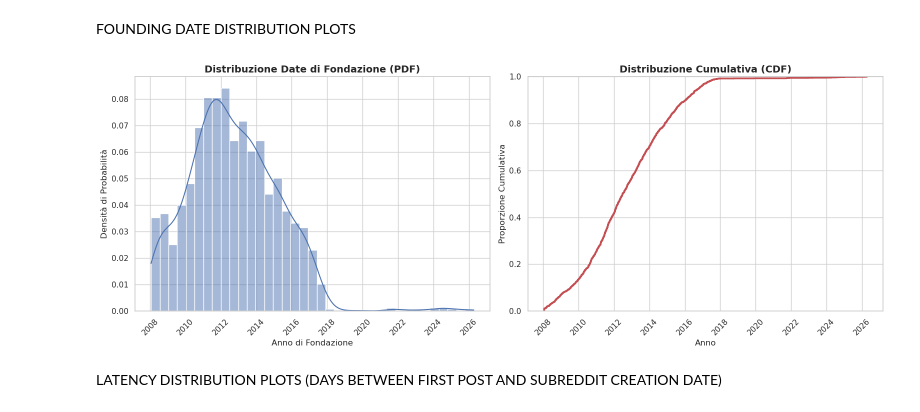
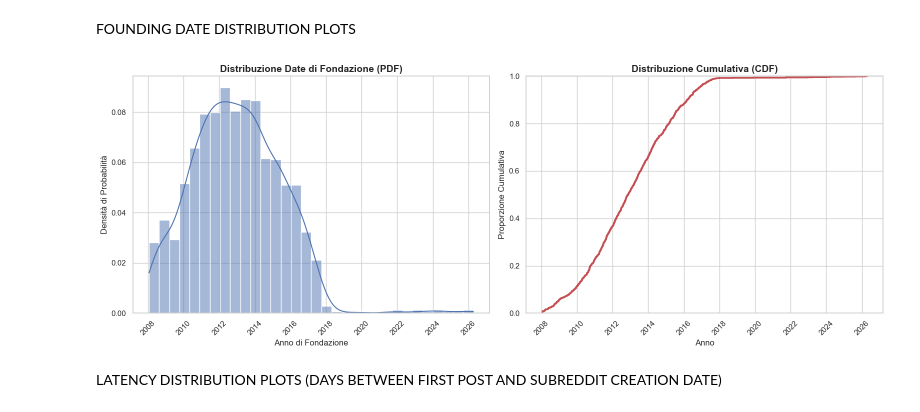
Before and after one commit to Andrii04/conspiracy-founders, a Jupyter notebook: notebooks/plots.ipynb, the cells around one changed output. Cells and saved outputs as stored; diff of their text form; code cells hidden in the pictures.

```diff
--- a/notebooks/plots.ipynb
+++ b/notebooks/plots.ipynb
@@ -4,35 +4,35 @@ FOUNDING DATE DISTRIBUTION PLOTS
 import pandas as pd
 import seaborn as sns
 import matplotlib.pyplot as plt
 
-file_path = "data/interim/foundersData.csv"
+file_path = "../data/interim/foundersData_FINAL.csv"
 df = pd.read_csv(file_path, index_col=0)
 
 df['subreddit_creation_date'] = pd.to_datetime(df['subreddit_creation_date'], unit='s')
 
 sns.set_theme(style="whitegrid", palette="muted")
 fig, axes = plt.subplots(1, 2, figsize=(16, 6))
 
 # Probability Density Function
 
 sns.histplot(data=df, x='subreddit_creation_date', kde=True, stat="probability", ax=axes[0], color="#4C72B0")
 axes[0].set_title('Distribuzione Date di Fondazione (PDF)', fontsize=14, fontweight='bold')
 axes[0].set_xlabel('Anno di Fondazione', fontsize=12)
 axes[0].set_ylabel('Densità di Probabilità', fontsize=12)
 axes[0].tick_params(axis='x', rotation=45)
 
 # Cumulative Distribution Function
 
 sns.ecdfplot(data=df, x='subreddit_creation_date', ax=axes[1], color="#C44E52", lw=2.5)
 axes[1].set_title('Distribuzione Cumulativa (CDF)', fontsize=14, fontweight='bold')
 axes[1].set_xlabel('Anno', fontsize=12)
 axes[1].set_ylabel('Proporzione Cumulativa', fontsize=12)
 axes[1].tick_params(axis='x', rotation=45)
 
 plt.tight_layout()
 plt.show()
 # %% [output]
-[figure, old version]
+[figure, new version]
 # %% [markdown]
 LATENCY DISTRIBUTION PLOTS (DAYS BETWEEN FIRST POST AND SUBREDDIT CREATION DATE)
 # %%
```
Also changed, not shown: parts of 2 cells of this notebook, 9 other files.
